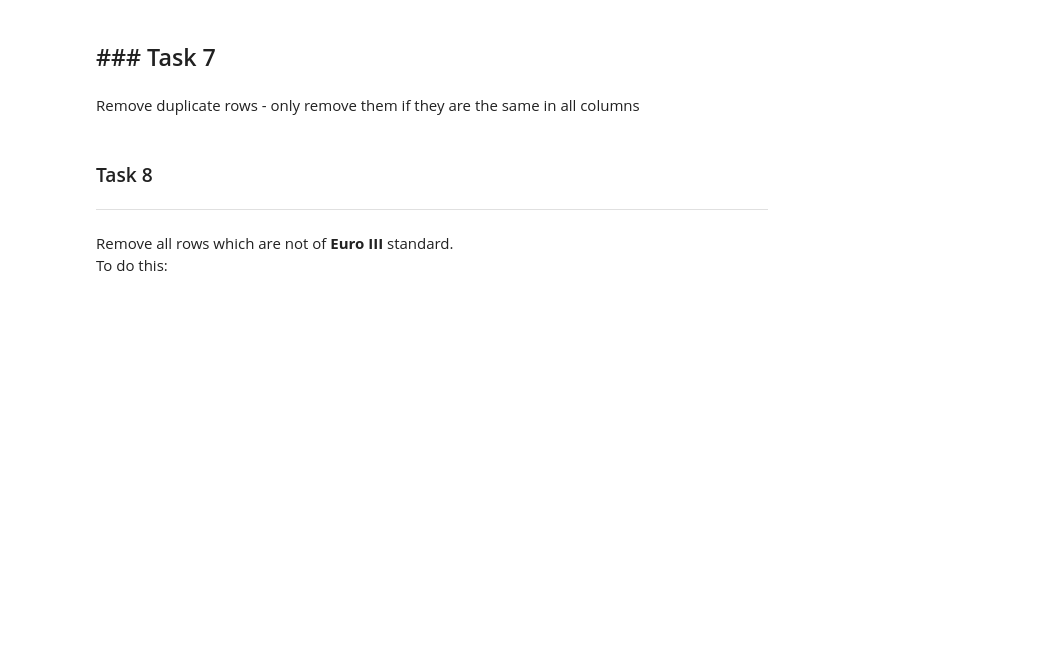
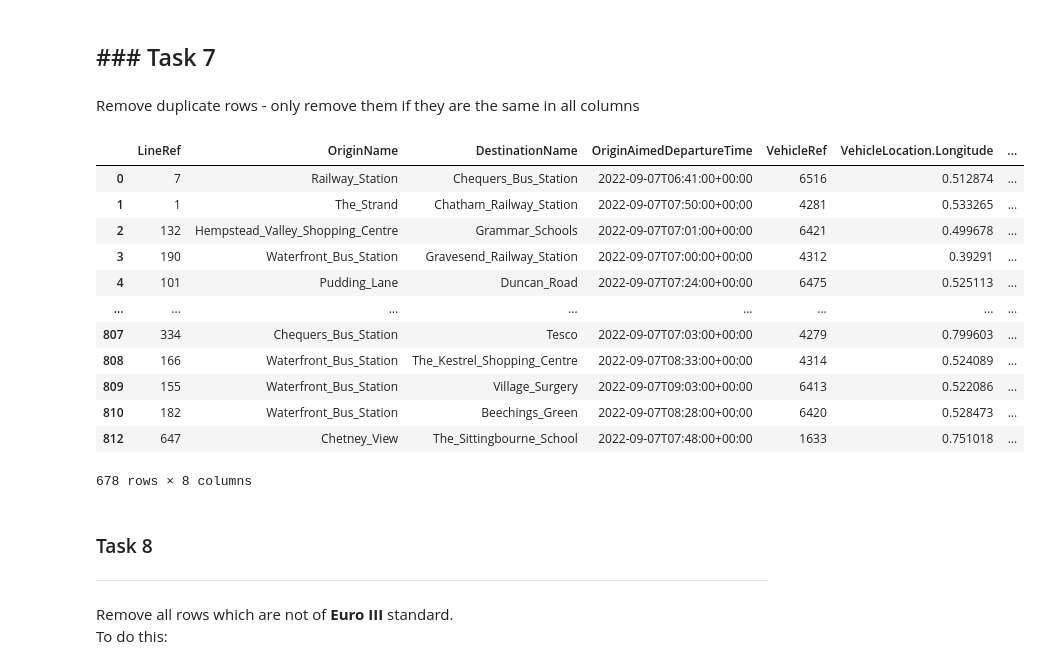
Before and after one commit to JackSandford/ECK, a Jupyter notebook: Projects/Bus_Data_dataset_simplification.ipynb, the cells around one changed output. Saved outputs shown, nothing was run; the diff lists cells and outputs as text; code cells hidden in the pictures; blank space fills up the shorter version.

```diff
--- a/Projects/Bus_Data_dataset_simplification.ipynb
+++ b/Projects/Bus_Data_dataset_simplification.ipynb
@@ -215,6 +215,23 @@ display(mvj)
 ---
 # %% [markdown]
 Remove duplicate rows - only remove them if they are the same in all columns
+# %%
+mvj = mvj.drop_duplicates()
+display(mvj)
+# %% [output]
+|  | LineRef | OriginName | DestinationName | OriginAimedDepartureTime | VehicleRef | VehicleLocation.Longitude | ... |
+| 0 | 7 | Railway_Station | Chequers_Bus_Station | 2022-09-07T06:41:00+00:00 | 6516 | 0.512874 | ... |
+| 1 | 1 | The_Strand | Chatham_Railway_Station | 2022-09-07T07:50:00+00:00 | 4281 | 0.533265 | ... |
+| 2 | 132 | Hempstead_Valley_Shopping_Centre | Grammar_Schools | 2022-09-07T07:01:00+00:00 | 6421 | 0.499678 | ... |
+| 3 | 190 | Waterfront_Bus_Station | Gravesend_Railway_Station | 2022-09-07T07:00:00+00:00 | 4312 | 0.39291 | ... |
+| 4 | 101 | Pudding_Lane | Duncan_Road | 2022-09-07T07:24:00+00:00 | 6475 | 0.525113 | ... |
+| ... | ... | ... | ... | ... | ... | ... | ... |
+| 807 | 334 | Chequers_Bus_Station | Tesco | 2022-09-07T07:03:00+00:00 | 4279 | 0.799603 | ... |
+| 808 | 166 | Waterfront_Bus_Station | The_Kestrel_Shopping_Centre | 2022-09-07T08:33:00+00:00 | 4314 | 0.524089 | ... |
+| 809 | 155 | Waterfront_Bus_Station | Village_Surgery | 2022-09-07T09:03:00+00:00 | 6413 | 0.522086 | ... |
+| 810 | 182 | Waterfront_Bus_Station | Beechings_Green | 2022-09-07T08:28:00+00:00 | 6420 | 0.528473 | ... |
+| 812 | 647 | Chetney_View | The_Sittingbourne_School | 2022-09-07T07:48:00+00:00 | 1633 | 0.751018 | ... |
+678 rows × 8 columns
 # %% [markdown]
 ### Task 8
 ---
```
Also changed, not shown: parts of 3 cells of this notebook.
